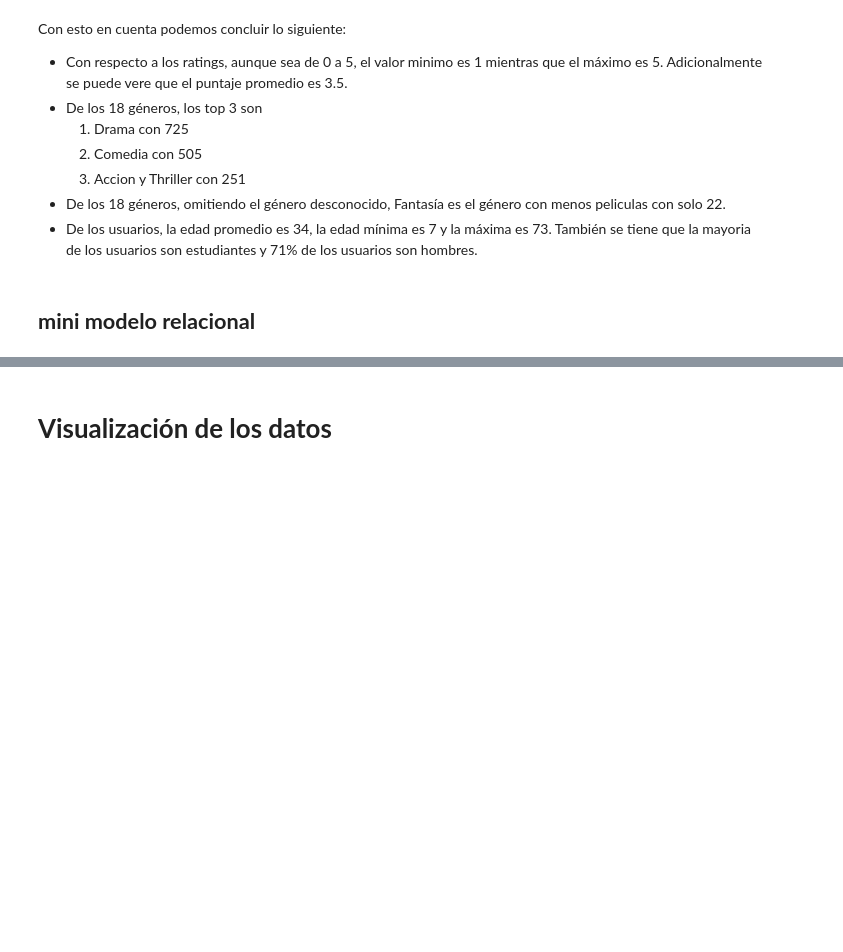
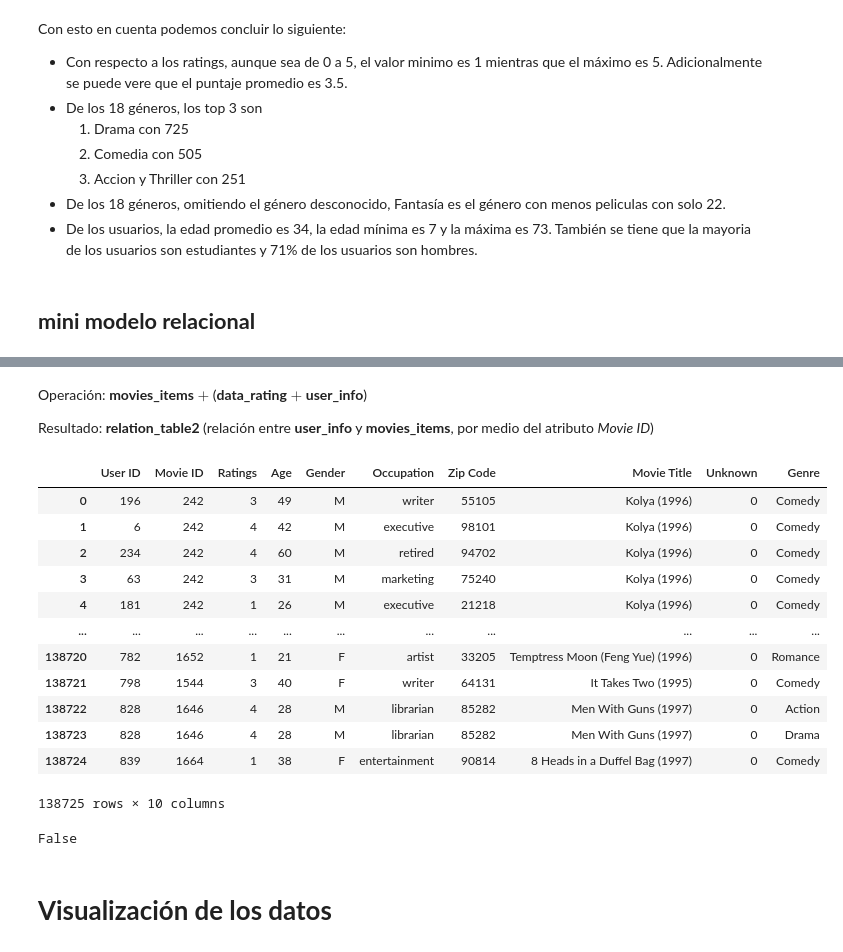
Before and after one commit to estebanhernandezr/Entregas-Semanales, a Jupyter notebook: SantiagoEsteban_AlvarezHernandez_ML_3.ipynb, the cells around one changed output, grey strips where cells are left out. Cells and saved outputs as stored; diff of their text form; code cells hidden in the pictures; blank space fills up the shorter version.

```diff
--- a/SantiagoEsteban_AlvarezHernandez_ML_3.ipynb
+++ b/SantiagoEsteban_AlvarezHernandez_ML_3.ipynb
@@ -286,2 +404,26 @@ fusionar_por_atributo(rating_user, rating_movie, 'Movie ID')
+# %% [markdown]
+Operación: **movies_items** $+$ (**data_rating** $+$ **user_info**)
+
+Resultado: **relation_table2** (relación entre **user_info** y **movies_items**, por medio del atributo *Movie ID*)
+# %%
+relation_table2
+# %% [output]
+|  | User ID | Movie ID | Ratings | Age | Gender | Occupation | Zip Code | Movie Title | Unknown | Genre |
+| 0 | 196 | 242 | 3 | 49 | M | writer | 55105 | Kolya (1996) | 0 | Comedy |
+| 1 | 6 | 242 | 4 | 42 | M | executive | 98101 | Kolya (1996) | 0 | Comedy |
+| 2 | 234 | 242 | 4 | 60 | M | retired | 94702 | Kolya (1996) | 0 | Comedy |
+| 3 | 63 | 242 | 3 | 31 | M | marketing | 75240 | Kolya (1996) | 0 | Comedy |
+| 4 | 181 | 242 | 1 | 26 | M | executive | 21218 | Kolya (1996) | 0 | Comedy |
+| ... | ... | ... | ... | ... | ... | ... | ... | ... | ... | ... |
+| 138720 | 782 | 1652 | 1 | 21 | F | artist | 33205 | Temptress Moon (Feng Yue) (1996) | 0 | Romance |
+| 138721 | 798 | 1544 | 3 | 40 | F | writer | 64131 | It Takes Two (1995) | 0 | Comedy |
+| 138722 | 828 | 1646 | 4 | 28 | M | librarian | 85282 | Men With Guns (1997) | 0 | Action |
+| 138723 | 828 | 1646 | 4 | 28 | M | librarian | 85282 | Men With Guns (1997) | 0 | Drama |
+| 138724 | 839 | 1664 | 1 | 38 | F | entertainment | 90814 | 8 Heads in a Duffel Bag (1997) | 0 | Comedy |
+138725 rows × 10 columns
+# %%
+relation_table1.equals(relation_table2)
+# %% [output]
+False
 # %% [markdown]
 # **Visualización de los datos**
```
Also changed, not shown: parts of 23 cells of this notebook.
